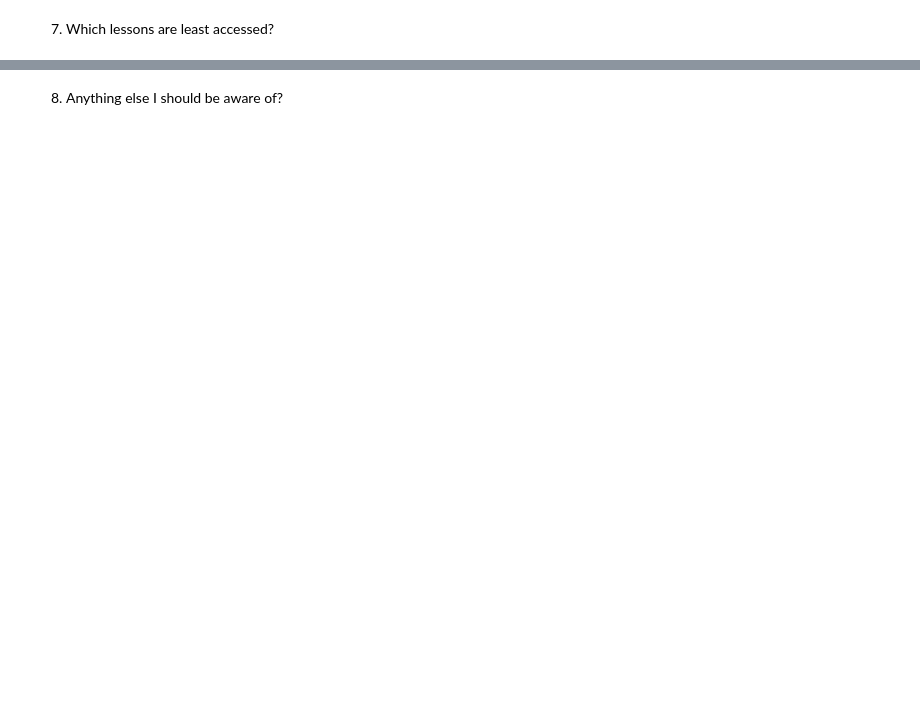
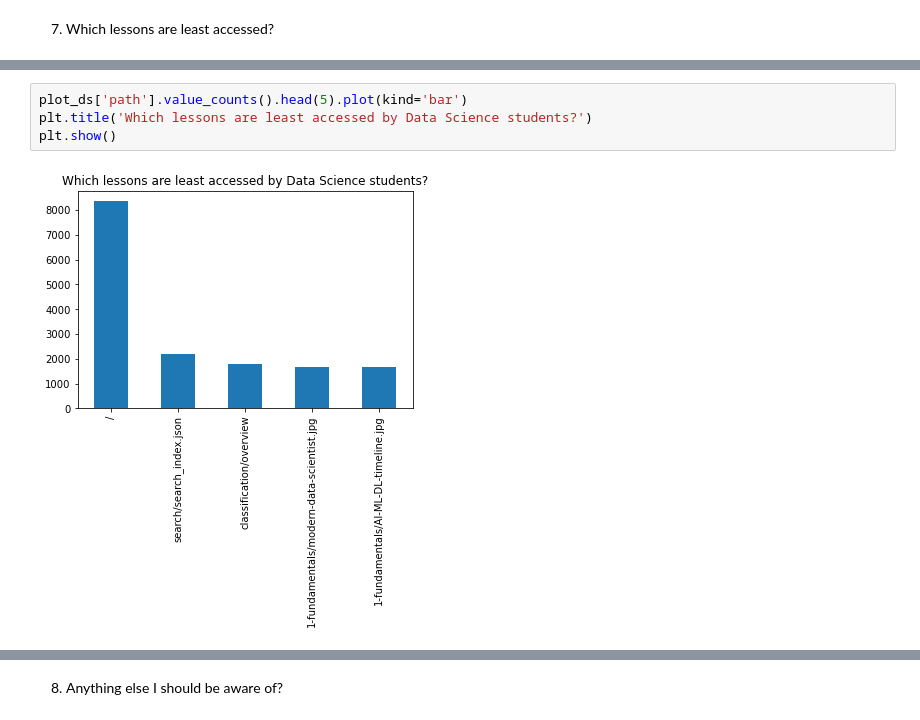
Before and after one commit to greg-paige-kayla-lincoln/anomaly_detection_project, a Jupyter notebook: Paige_scratchpad.ipynb, the cells around one changed output, grey strips where cells are left out. Cells and saved outputs as stored; diff of their text form; blank space fills up the shorter version.

```diff
--- a/Paige_scratchpad.ipynb
+++ b/Paige_scratchpad.ipynb
@@ -125,0 +188,6 @@ Questions: What are we trying to answer here? Overall least accessed? By program
+# %%
+plot_ds['path'].value_counts().head(5).plot(kind='bar')
+plt.title('Which lessons are least accessed by Data Science students?')
+plt.show()
+# %% [output]
+[figure, added]
```
Also changed, not shown: parts of 30 cells of this notebook.
